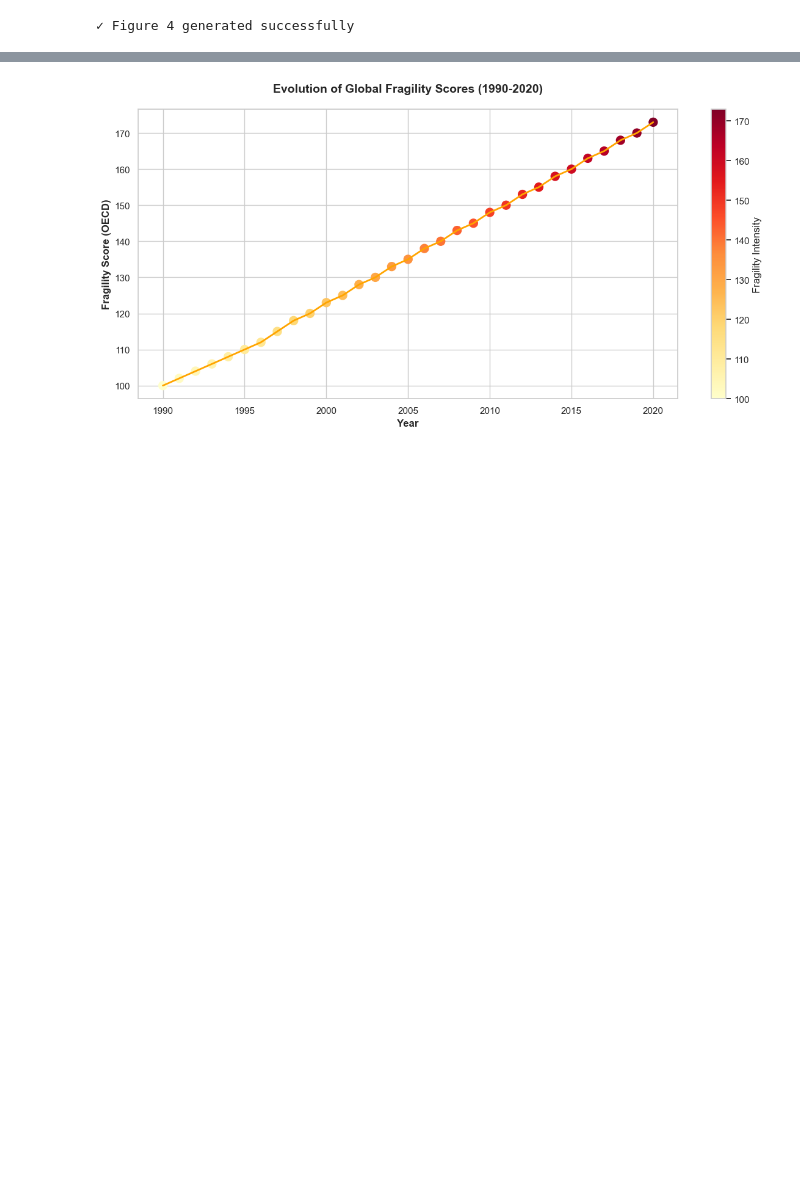
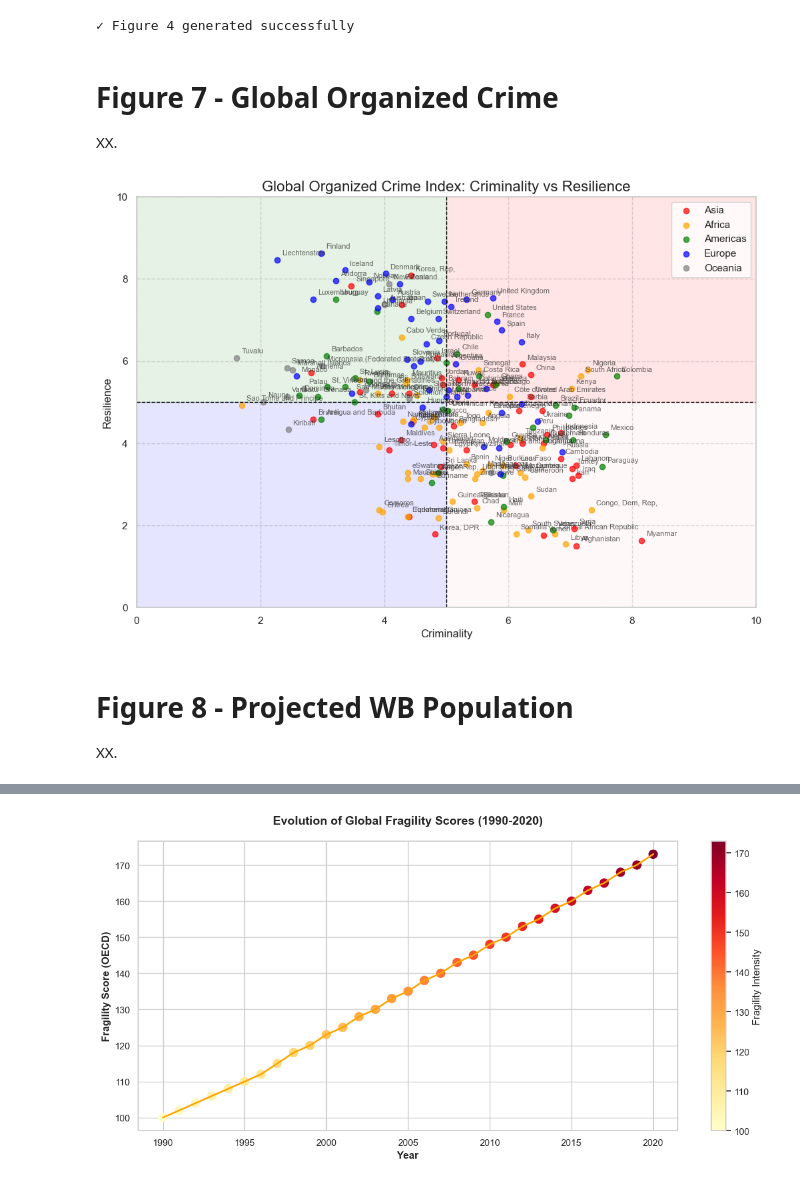
Before and after one commit to mglpurroy/slide-deck-analytics-1, a Jupyter notebook: notebooks/main.ipynb, the cells around one changed output, grey strips where cells are left out. Drawn from its saved outputs; the diff is of its cells as text; code cells hidden in the pictures; blank space fills up the shorter version.

```diff
--- a/notebooks/main.ipynb
+++ b/notebooks/main.ipynb
@@ -620,3 +826,78 @@ print("✓ Figure 6 generated successfully")
 # %% [output]
 [figure]
 ✓ Figure 4 generated successfully
+# %% [markdown]
+# Figure 7 - Global Organized Crime
+XX.
+# %%
+def plot_global_oc_index(file_path=os.path.join(data_dir, 'global_oc_index.xlsx')):
+    """
+    Create a scatter plot of Criminality vs Resilience from the Global Organized Crime Index dataset.
+
+    Parameters:
+    file_path (str): Path to the Excel file containing the dataset
+
+    Returns:
+    matplotlib.figure.Figure: The created figure object
+    """
+    # Read the Excel file
+    df = pd.read_excel(file_path, sheet_name='2023_dataset')
+
+    # Create the plot
+    plt.figure(figsize=(12, 8))
+
+    # Color the quadrants
+    plt.axvline(x=5, color='black', linestyle='--', linewidth=1)
+    plt.axhline(y=5, color='black', linestyle='--', linewidth=1)
+
+    # Fill quadrants with semi-transparent colors
+    plt.fill_between([0, 5], 5, 10, color='green', alpha=0.1)  # Top-left quadrant
+    plt.fill_between([5, 10], 5, 10, color='red', alpha=0.1)  # Top-right quadrant
+    plt.fill_between([0, 5], 0, 5, color='blue', alpha=0.1)   # Bottom-left quadrant
+    plt.fill_between([5, 10], 0, 5, color='pink', alpha=0.1)  # Bottom-right quadrant
+
+    # Color mapping for continents
+    continent_colors = {
+        'Africa': 'orange',
+        'Americas': 'green',
+        'Asia': 'red',
+        'Europe': 'blue',
+        'Oceania': 'gray'
+    }
+
+    # Create scatter plot
+    for continent in df['Continent'].unique():
+        subset = df[df['Continent'] == continent]
+        plt.scatter(subset['Criminality avg,'], subset['Resilience avg,'],
+                    c=continent_colors[continent],
+                    label=continent,
+                    alpha=0.7)
+
+    # Add country labels
+    for _, row in df.iterrows():
+        plt.annotate(row['Country'],
+                     (row['Criminality avg,'], row['Resilience avg,']),
+                     xytext=(5, 5),
+                     textcoords='offset points',
+                     fontsize=8,
+                     alpha=0.7)
+
+    # Customize the plot
+    plt.title('Global Organized Crime Index: Criminality vs Resilience', fontsize=16)
+    plt.xlabel('Criminality', fontsize=12)
+    plt.ylabel('Resilience', fontsize=12)
+    plt.xlim(0, 10)
+    plt.ylim(0, 10)
+    plt.grid(True, linestyle='--', alpha=0.7)
+    plt.legend()
+
+    return plt.gcf()
+
+if __name__ == '__main__':
+    fig = plot_global_oc_index()
+    plt.show()
+# %% [output]
+[figure, added]
+# %% [markdown]
+# Figure 8 - Projected WB Population
+XX.
```
Also changed, not shown: parts of 18 cells of this notebook, 29 other files.
